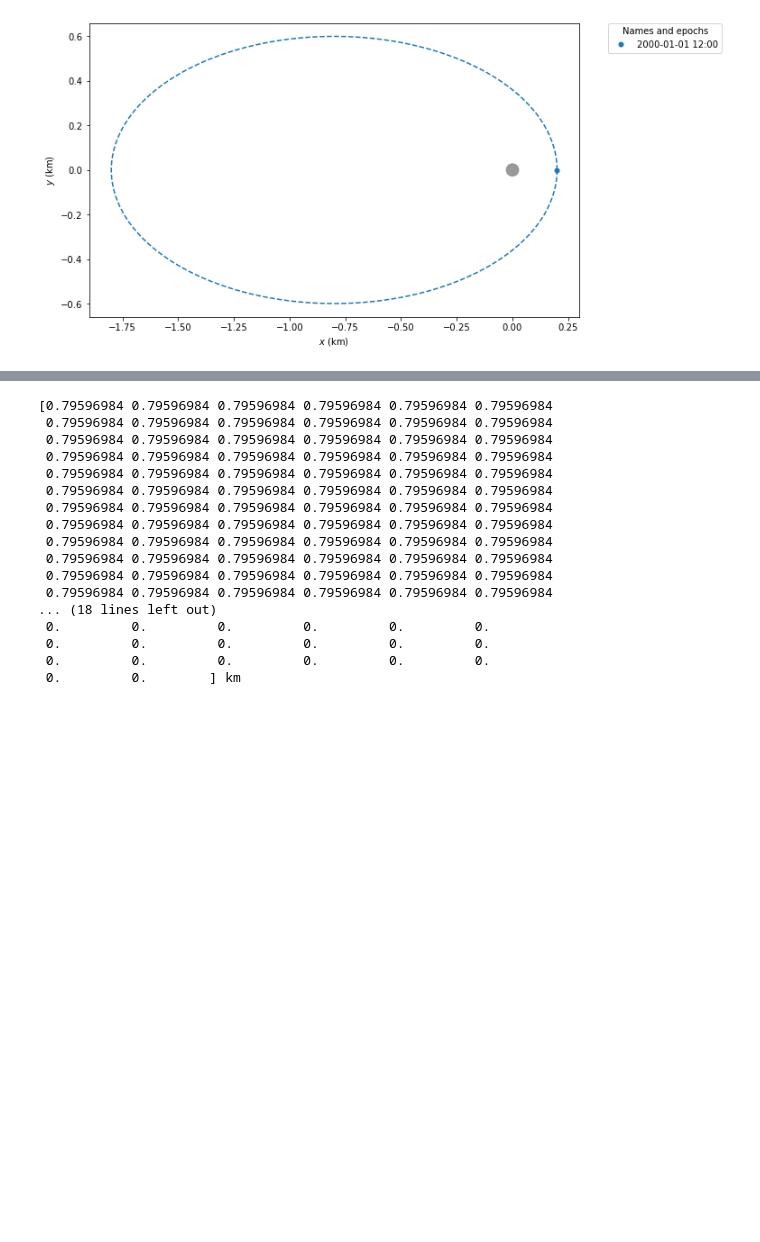
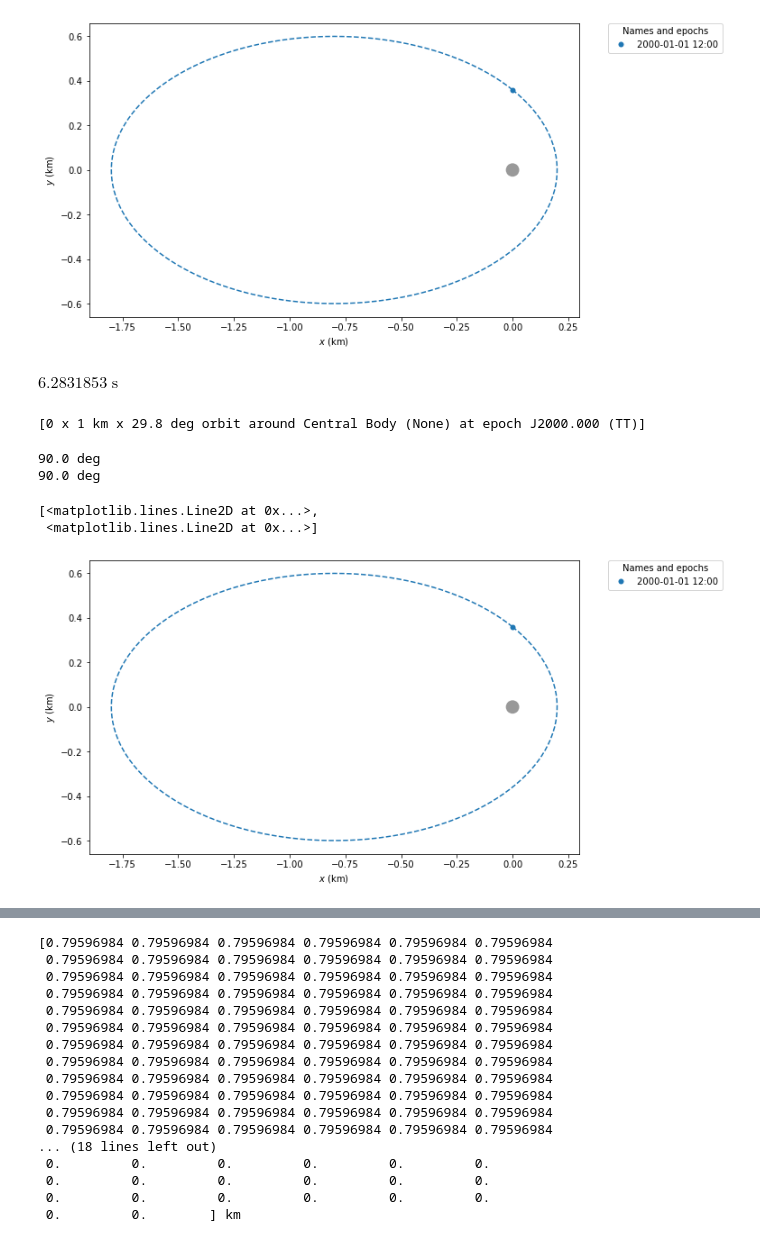
Before and after one commit to henhen724/EchoSimulation, a Jupyter notebook: PythonSimulation/Kepler Echo.ipynb, the cells around one changed output, grey strips where cells are left out. Cells and saved outputs as stored; diff of their text form; code cells hidden in the pictures; blank space fills up the shorter version.

```diff
--- a/PythonSimulation/Kepler Echo.ipynb
+++ b/PythonSimulation/Kepler Echo.ipynb
@@ -11,7 +12,7 @@ from poliastro.twobody import Orbit
 from scipy.stats import expon, uniform, norm, triang
 # %%
 GM = Body(None, 1 * u.km**3 / u.s**2, "Central Body")
-orb1 = Orbit.from_classical(GM, 1.0*u.km, 0.8*u.one, 0*u.deg, 0*u.deg, 90*u.deg, 0*u.deg)
+orb1 = Orbit.from_classical(GM, 1.0*u.km, 0.8*u.one, 0*u.deg, 0*u.deg, 90*u.deg, 90*u.deg)
 orb1.plot()
 # %% [output]
 [<matplotlib.lines.Line2D at 0x...>,
@@ -42,3 +21,22 @@ Omega = uniform.rvs(loc = 0.0, scale = 2*np.pi, size=size) * u.rad
+# %%
+orb1.period.to(u.second)
+# %% [output]
+$6.2831853 \; \mathrm{s}$
+# %%
+orb
+# %% [output]
+[0 x 1 km x 29.8 deg orbit around Central Body (None) at epoch J2000.000 (TT)]
+# %%
+print(orb1.nu.to(u.deg))
+orb1.propagate(3*u.second)
+print(orb1.nu.to(u.deg))
+orb1.plot()
+# %% [output]
+90.0 deg
+90.0 deg
+[<matplotlib.lines.Line2D at 0x...>,
+ <matplotlib.lines.Line2D at 0x...>]
+[figure, added]
 # %%
 a = np.square(J_1) * u.km
 ecc = np.sqrt(1 - np.square(J_2/J_1)) * u.one
```
Also changed, not shown: parts of 5 cells of this notebook.
